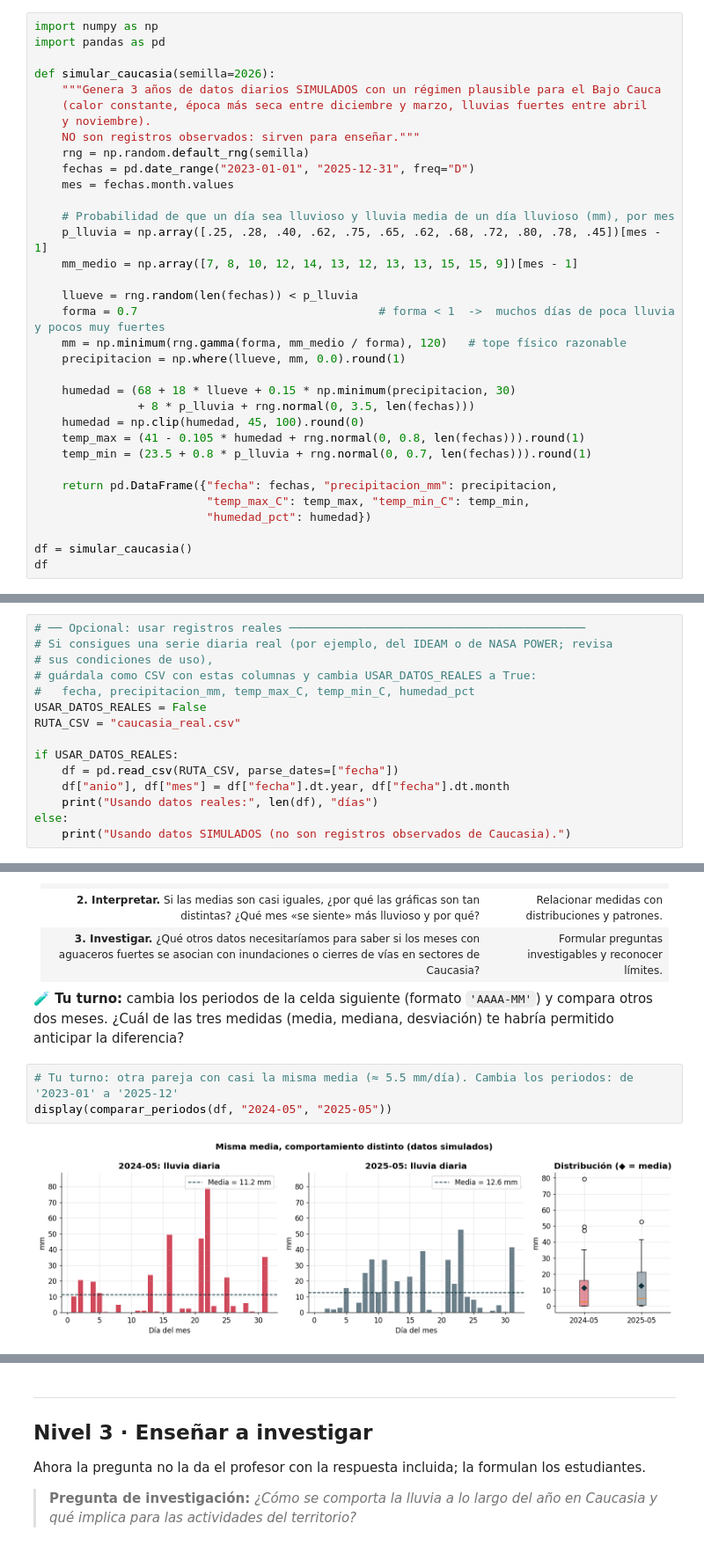
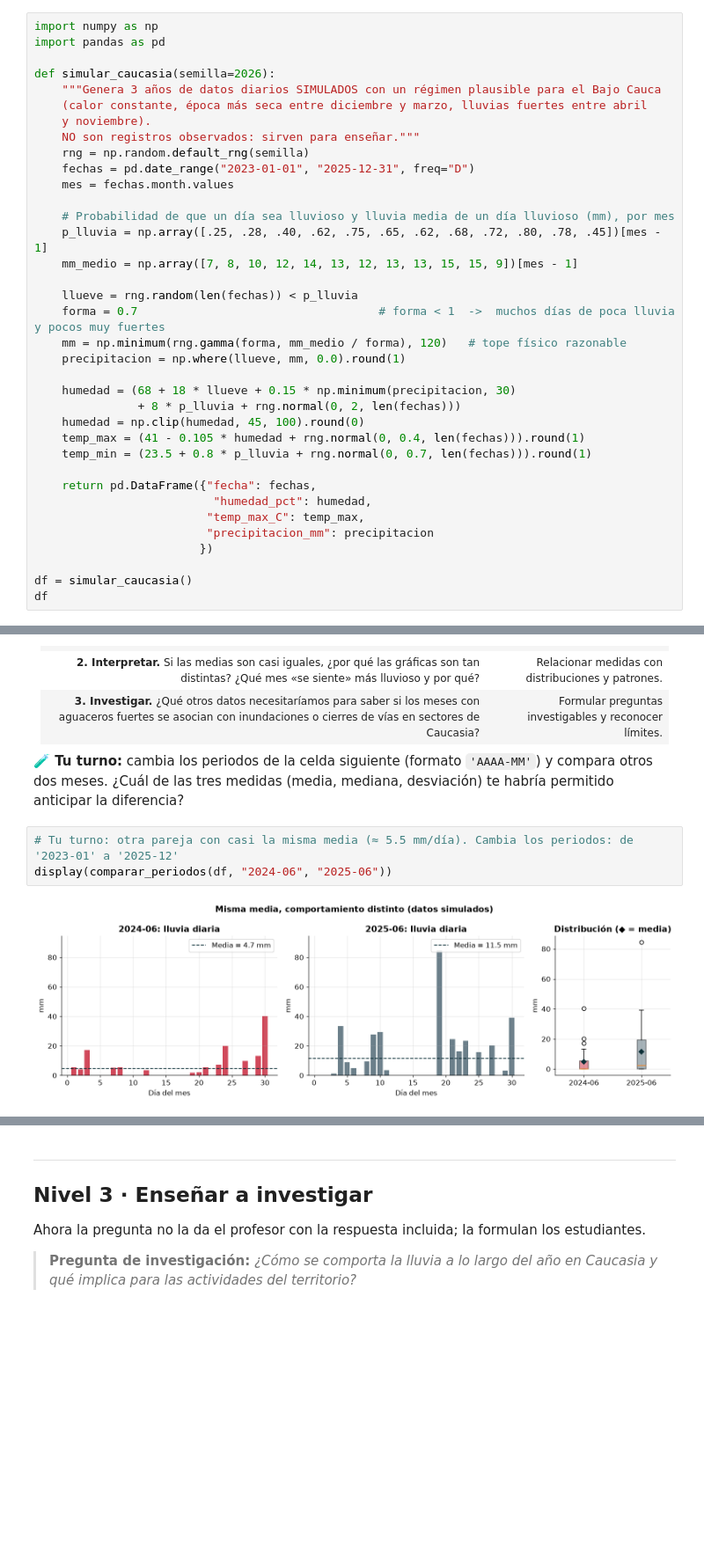
Before and after one commit to marco-canas/simposio_educacion_estadistica_2026, a Jupyter notebook: 4_caucasia_calcular_vs_pensar.ipynb, the cells around one changed output, grey strips where cells are left out. Shown at 88% size. Saved outputs shown, nothing was run; the diff lists cells and outputs as text; blank space fills up the shorter version.

```diff
--- a/4_caucasia_calcular_vs_pensar.ipynb
+++ b/4_caucasia_calcular_vs_pensar.ipynb
@@ -101,14 +64,16 @@ def simular_caucasia(semilla=2026):
     precipitacion = np.where(llueve, mm, 0.0).round(1)
 
     humedad = (68 + 18 * llueve + 0.15 * np.minimum(precipitacion, 30)
-               + 8 * p_lluvia + rng.normal(0, 3.5, len(fechas)))
+               + 8 * p_lluvia + rng.normal(0, 2, len(fechas)))
     humedad = np.clip(humedad, 45, 100).round(0)
-    temp_max = (41 - 0.105 * humedad + rng.normal(0, 0.8, len(fechas))).round(1)
+    temp_max = (41 - 0.105 * humedad + rng.normal(0, 0.4, len(fechas))).round(1)
     temp_min = (23.5 + 0.8 * p_lluvia + rng.normal(0, 0.7, len(fechas))).round(1)
 
-    return pd.DataFrame({"fecha": fechas, "precipitacion_mm": precipitacion,
-                         "temp_max_C": temp_max, "temp_min_C": temp_min,
-                         "humedad_pct": humedad})
+    return pd.DataFrame({"fecha": fechas,
+                          "humedad_pct": humedad,
+                         "temp_max_C": temp_max,
+                         "precipitacion_mm": precipitacion
+                        })
 
 df = simular_caucasia()
 df
@@ -143,15 +107,0 @@ Filas (días): 1096  |  Del 01/01/2023 al 31/12/2025
-# %%
-# ── Opcional: usar registros reales ───────────────────────────────────────────
-# Si consigues una serie diaria real (por ejemplo, del IDEAM o de NASA POWER; revisa
-# sus condiciones de uso),
-# guárdala como CSV con estas columnas y cambia USAR_DATOS_REALES a True:
-#   fecha, precipitacion_mm, temp_max_C, temp_min_C, humedad_pct
-USAR_DATOS_REALES = False
-RUTA_CSV = "caucasia_real.csv"
-
-if USAR_DATOS_REALES:
-    df = pd.read_csv(RUTA_CSV, parse_dates=["fecha"])
-    df["anio"], df["mes"] = df["fecha"].dt.year, df["fecha"].dt.month
-    print("Usando datos reales:", len(df), "días")
-else:
-    print("Usando datos SIMULADOS (no son registros observados de Caucasia).")
@@ -380,6 +334,6 @@ El algoritmo encontró: 2023-10 y 2024-04
 **🧪 Tu turno:** cambia los periodos de la celda siguiente (formato `'AAAA-MM'`) y compara otros dos meses. ¿Cuál de las tres medidas (media, mediana, desviación) te habría permitido anticipar la diferencia?
 # %%
 # Tu turno: otra pareja con casi la misma media (≈ 5.5 mm/día). Cambia los periodos: de '2023-01' a '2025-12'
-display(comparar_periodos(df, "2024-05", "2025-05"))
+display(comparar_periodos(df, "2024-06", "2025-06"))
 # %% [output]
-[figure, old version]
+[figure, new version]
```
Also changed, not shown: parts of 42 cells of this notebook, 12 other files.
